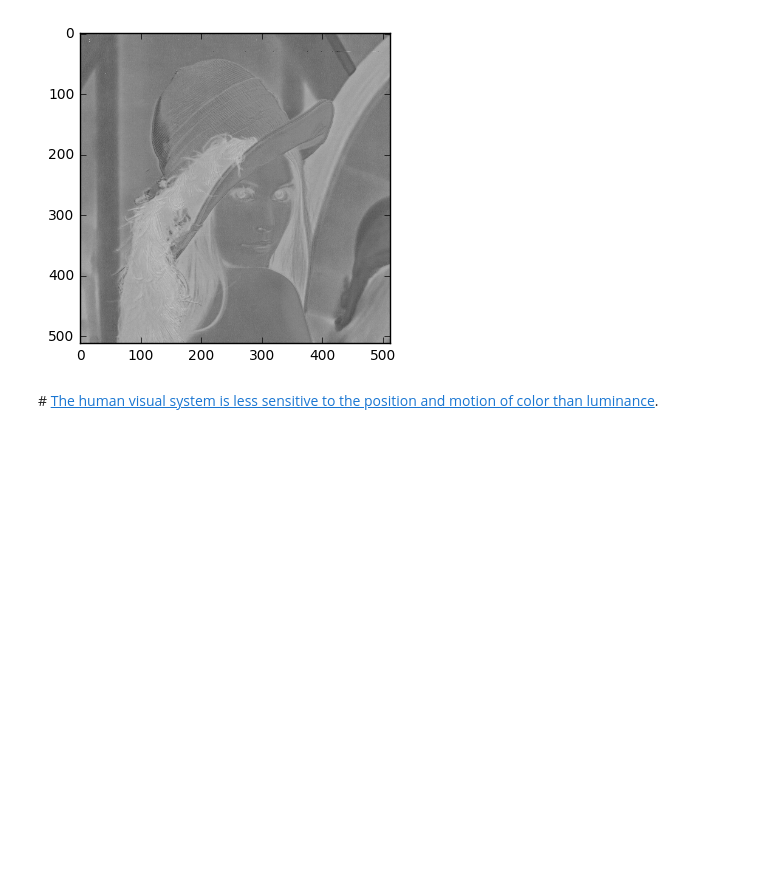
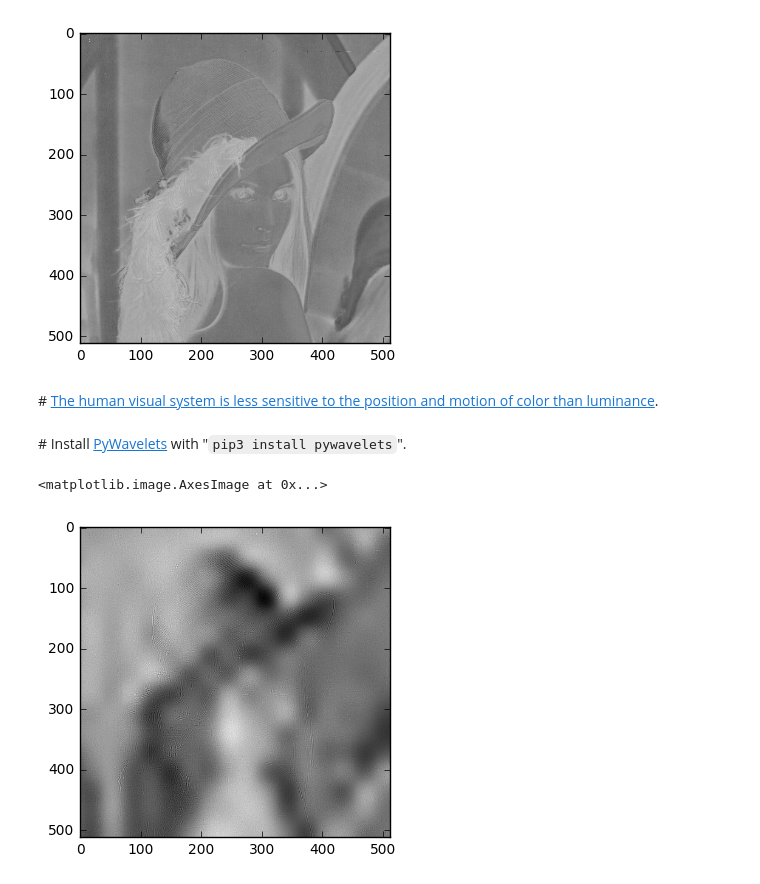
Before and after one commit to vicente-gonzalez-ruiz/color_subsampling, a Jupyter notebook: chroma_subsampling.ipynb, the cells around one changed output. Drawn from its saved outputs; the diff is of its cells as text; code cells hidden in the pictures; blank space fills up the shorter version.

```diff
--- a/chroma_subsampling.ipynb
+++ b/chroma_subsampling.ipynb
@@ -139,3 +139,5 @@ plt.imshow(YCbCr[:,:,2], cmap='gray') # Shows Cr
 [figure]
 # %% [markdown]
 \# [The human visual system is less sensitive to the position and motion of color than luminance](https://en.wikipedia.org/wiki/Chroma_subsampling).
+# %% [markdown]
+\# Install [PyWavelets](https://pywavelets.readthedocs.io/en/latest/) with "`pip3 install pywavelets`".
@@ -141,0 +146,33 @@ plt.imshow(YCbCr[:,:,2], cmap='gray') # Shows Cr
+# %%
+def subsample_chroma(image, levels):
+    subsampled = np.ndarray((image.shape[0], image.shape[1], 3), 'uint8')
+
+    # Luma
+    subsampled[:,:,0] = image[:,:,0]
+
+    # Chroma Cb
+    DWT_coeffs = pywt.wavedec2(image[:,:,1], 'bior3.5', level=levels)
+    #print(DWT_coeffs)
+    for i in range(levels-1):
+        DWT_coeffs[i+1][0][:,:] = 0.0 # LH subband
+        DWT_coeffs[i+1][1][:,:] = 0.0 # HL subband
+        DWT_coeffs[i+1][2][:,:] = 0.0 # HH subband
+    subsampled[:,:,1] = pywt.waverec2(DWT_coeffs, 'bior3.5')
+
+    # Chroma Cb
+    DWT_coeffs = pywt.wavedec2(image[:,:,2], 'bior3.5', level=levels)
+    #print(DWT_coeffs)
+    for i in range(levels-1):
+        DWT_coeffs[i+1][0][:,:] = 0.0 # LH subband
+        DWT_coeffs[i+1][1][:,:] = 0.0 # HL subband
+        DWT_coeffs[i+1][2][:,:] = 0.0 # HH subband
+    subsampled[:,:,2] = pywt.waverec2(DWT_coeffs, 'bior3.5')
+
+    return subsampled
+# %%
+chroma_subsampled_YCrCb = subsample_chroma(YCbCr, 5)
+# %%
+plt.imshow(chroma_subsampled_YCrCb[:,:,1], cmap='gray') # Shows Cr
+# %% [output]
+<matplotlib.image.AxesImage at 0x...>
+[figure, added]
```
Also changed, not shown: parts of 6 cells of this notebook.
